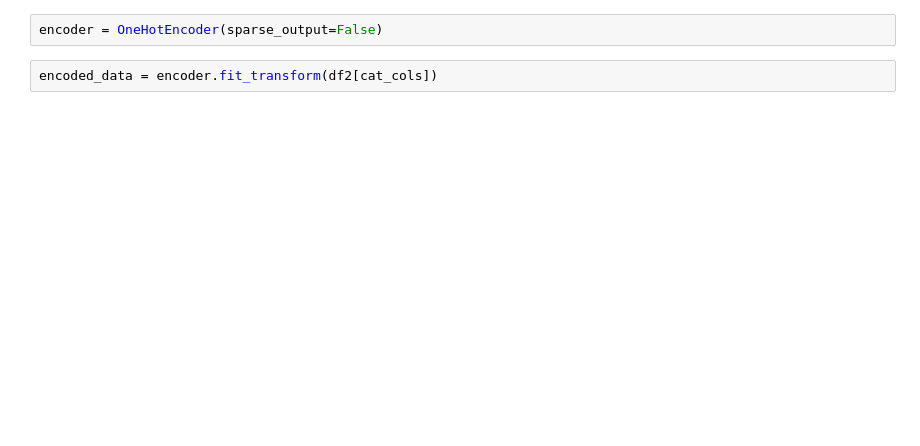
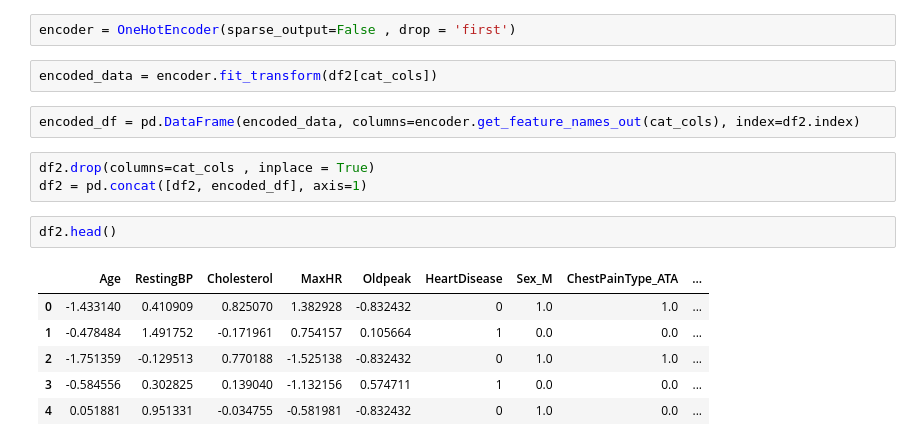
Before and after one commit to Soumyadip778/Machine_Learning_Series, a Jupyter notebook: ML_part1/heart.ipynb, the cells around one changed output. Saved outputs shown, nothing was run; the diff lists cells and outputs as text; blank space fills up the shorter version.

```diff
--- a/ML_part1/heart.ipynb
+++ b/ML_part1/heart.ipynb
@@ -282,6 +282,20 @@ df2.head()
 # %%
 from sklearn.preprocessing import OneHotEncoder
 # %%
-encoder = OneHotEncoder(sparse_output=False)
+encoder = OneHotEncoder(sparse_output=False , drop = 'first')
 # %%
 encoded_data = encoder.fit_transform(df2[cat_cols])
+# %%
+encoded_df = pd.DataFrame(encoded_data, columns=encoder.get_feature_names_out(cat_cols), index=df2.index)
+# %%
+df2.drop(columns=cat_cols , inplace = True)
+df2 = pd.concat([df2, encoded_df], axis=1)
+# %%
+df2.head()
+# %% [output]
+|  | Age | RestingBP | Cholesterol | MaxHR | Oldpeak | HeartDisease | Sex_M | ChestPainType_ATA | ... |
+| 0 | -1.433140 | 0.410909 | 0.825070 | 1.382928 | -0.832432 | 0 | 1.0 | 1.0 | ... |
+| 1 | -0.478484 | 1.491752 | -0.171961 | 0.754157 | 0.105664 | 1 | 0.0 | 0.0 | ... |
+| 2 | -1.751359 | -0.129513 | 0.770188 | -1.525138 | -0.832432 | 0 | 1.0 | 1.0 | ... |
+| 3 | -0.584556 | 0.302825 | 0.139040 | -1.132156 | 0.574711 | 1 | 0.0 | 0.0 | ... |
+| 4 | 0.051881 | 0.951331 | -0.034755 | -0.581981 | -0.832432 | 0 | 1.0 | 0.0 | ... |
```
